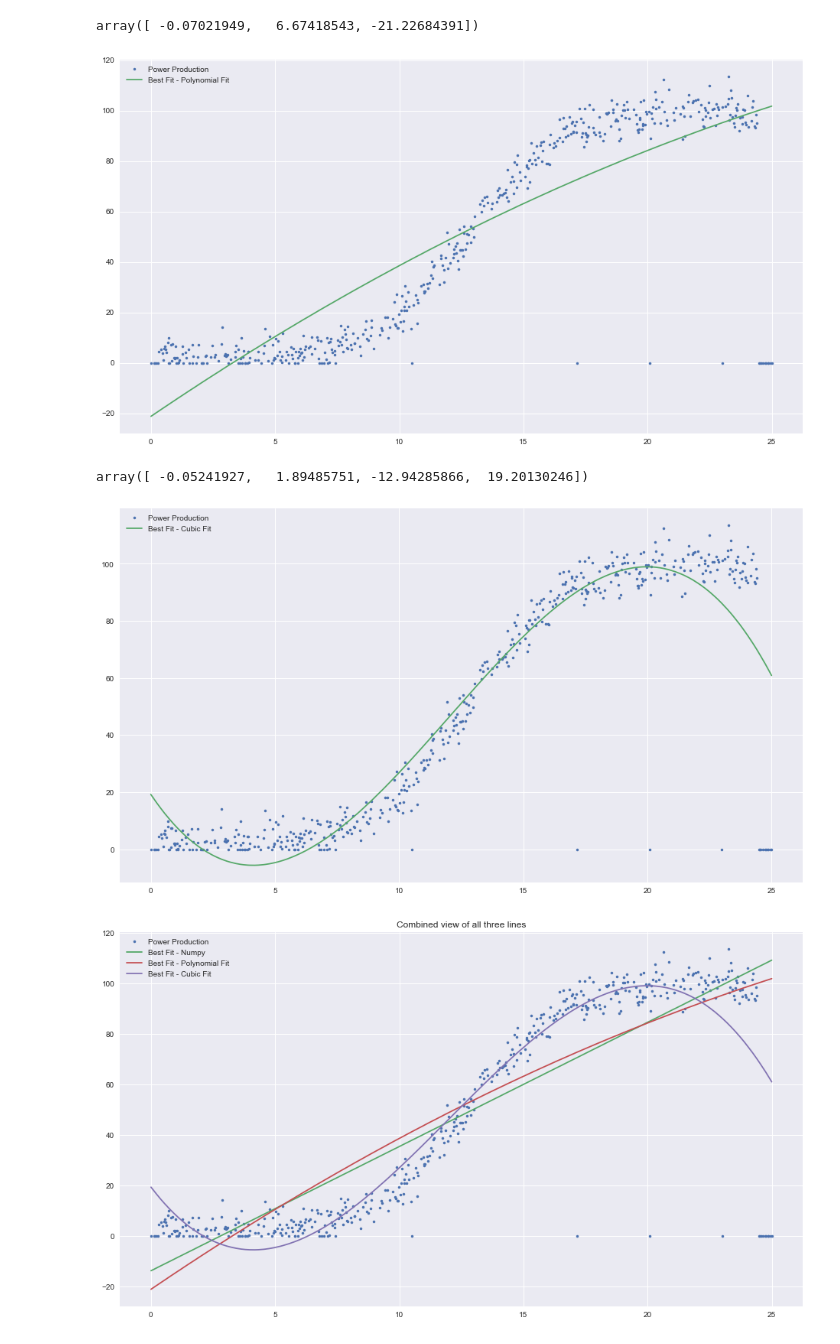
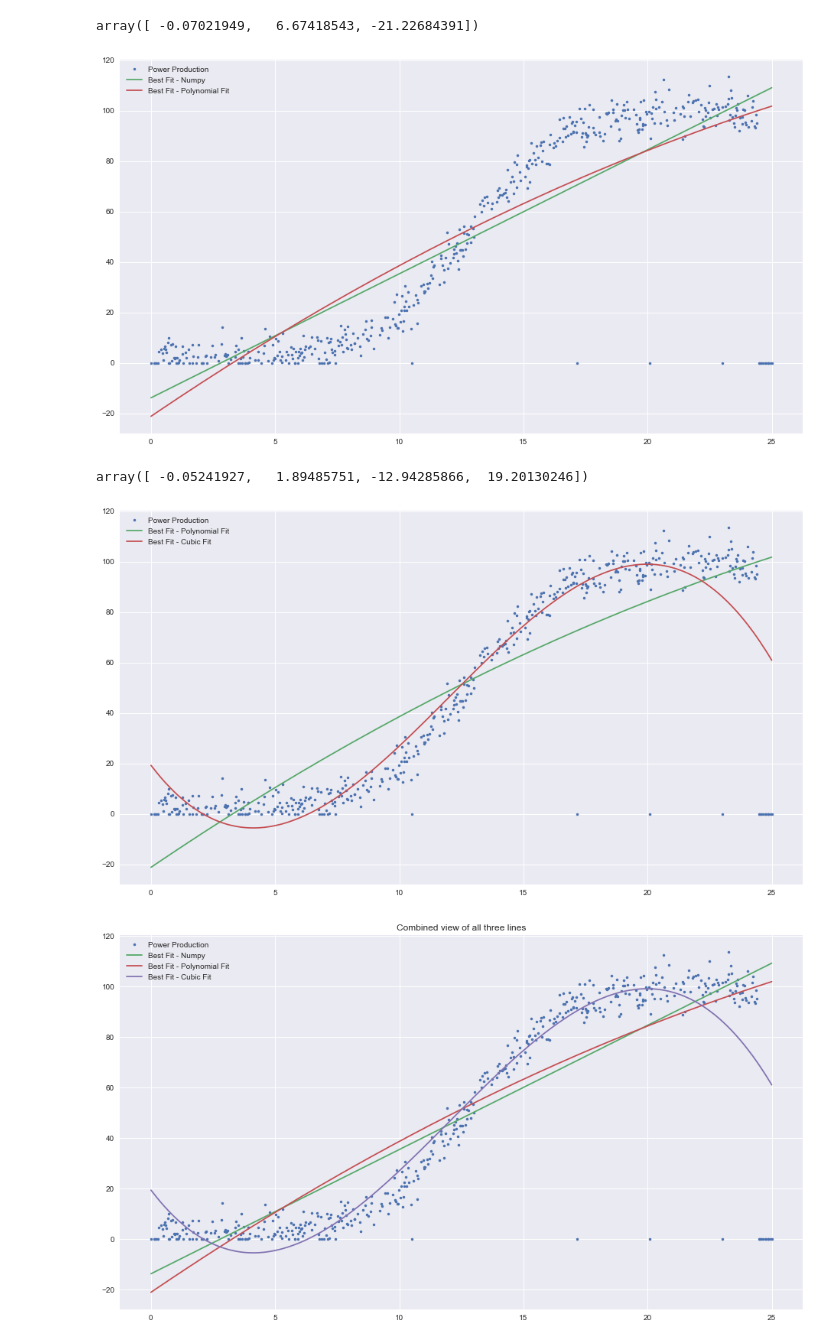
Before and after one commit to jonkavana/FODA---Project-2021, a Jupyter notebook: Fundamentals of Data Analytics Project 2020.ipynb, the cells around one changed output. Saved outputs shown, nothing was run; the diff lists cells and outputs as text; code cells hidden in the pictures.

```diff
--- a/Fundamentals of Data Analytics Project 2020.ipynb
+++ b/Fundamentals of Data Analytics Project 2020.ipynb
@@ -365,7 +358,8 @@ coeffs2
 array([ -0.07021949,   6.67418543, -21.22684391])
 # %%
 plt.plot(x, y, '.', label ='Power Production')
+plt.plot(x, coeffs[0] * x + coeffs[1], '-', label='Best Fit - Numpy')
 plt.plot(x, (coeffs2[0] * (x**2)) + (coeffs2[1] * x) + coeffs2[2], '-', label='Best Fit - Polynomial Fit')
 plt.legend();
 # %% [output]
-[figure, old version]
+[figure, new version]
@@ -377,7 +373,8 @@ coeffs3
 array([ -0.05241927,   1.89485751, -12.94285866,  19.20130246])
 # %%
 plt.plot(x, y, '.', label ='Power Production')
+plt.plot(x, (coeffs2[0] * (x**2)) + (coeffs2[1] * x) + coeffs2[2], '-', label='Best Fit - Polynomial Fit')
 plt.plot(x, (coeffs3[0] * (x**3)) + (coeffs3[1] * (x**2)) + coeffs3[2] * x + coeffs3[3], '-', label='Best Fit - Cubic Fit')
 plt.legend();
 # %% [output]
-[figure, old version]
+[figure, new version]
```
Also changed, not shown: parts of 21 cells of this notebook.
